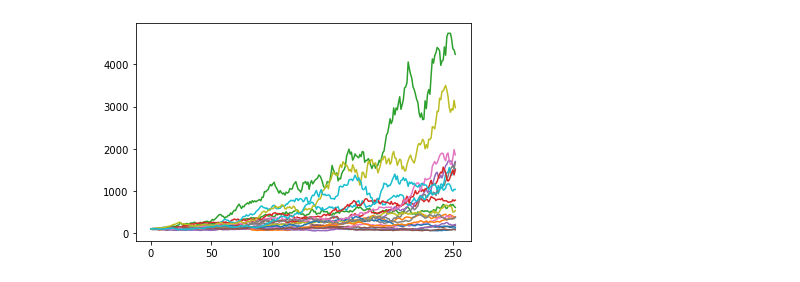
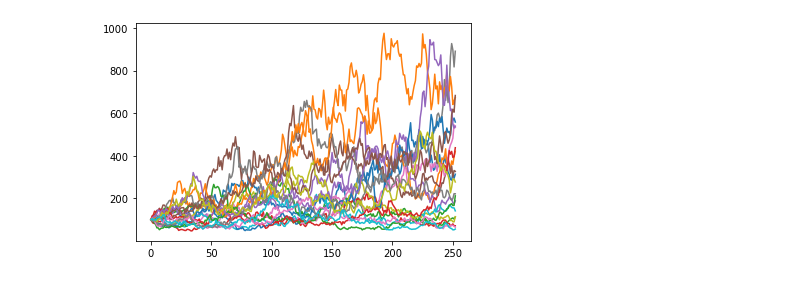
Before and after one commit to imdabun/fin_eng, a Jupyter notebook: simulations.ipynb, the cells around one changed output. Cells and saved outputs as stored; diff of their text form; code cells hidden in the pictures.

```diff
--- a/simulations.ipynb
+++ b/simulations.ipynb
@@ -4,21 +5,31 @@ from sde import *
 import numpy as np
 # %%
 # Euler's Discretization
-mu  = lambda S_t, t: S_t
-v   = lambda S_t, t: .6 * S_t
+params = {
+    "C_mu": Param(.8),
+    "C_v" : Param(1.6),
+}
+
+def f_mu(S_t, t, params=None):
+    return S_t * params["C_mu"].eval()
+
+def f_v(S_t, t, params=None):
+    return S_t * params["C_v"].eval()
+
+mu  = FParam(f_mu, params)
+v   = FParam(f_mu, params)
 S_0 = Param(100)
 T   = 252
 dt  = Param(0.01)
 N   = 20
 
 simulation = EulerSimulation(mu, v, S_0, T, dt, N)
-simulation.run_all()
 # %%
 from matplotlib import pyplot as plt
 
-simulation.run_new(20)
+simulation.run_all()
 for i in range(N):
     plt.plot(simulation.results[:, i])
 plt.show()
 # %% [output]
-[figure, old version]
+[figure, new version]
```
Also changed, not shown: parts of 4 cells of this notebook, 4 other files.
